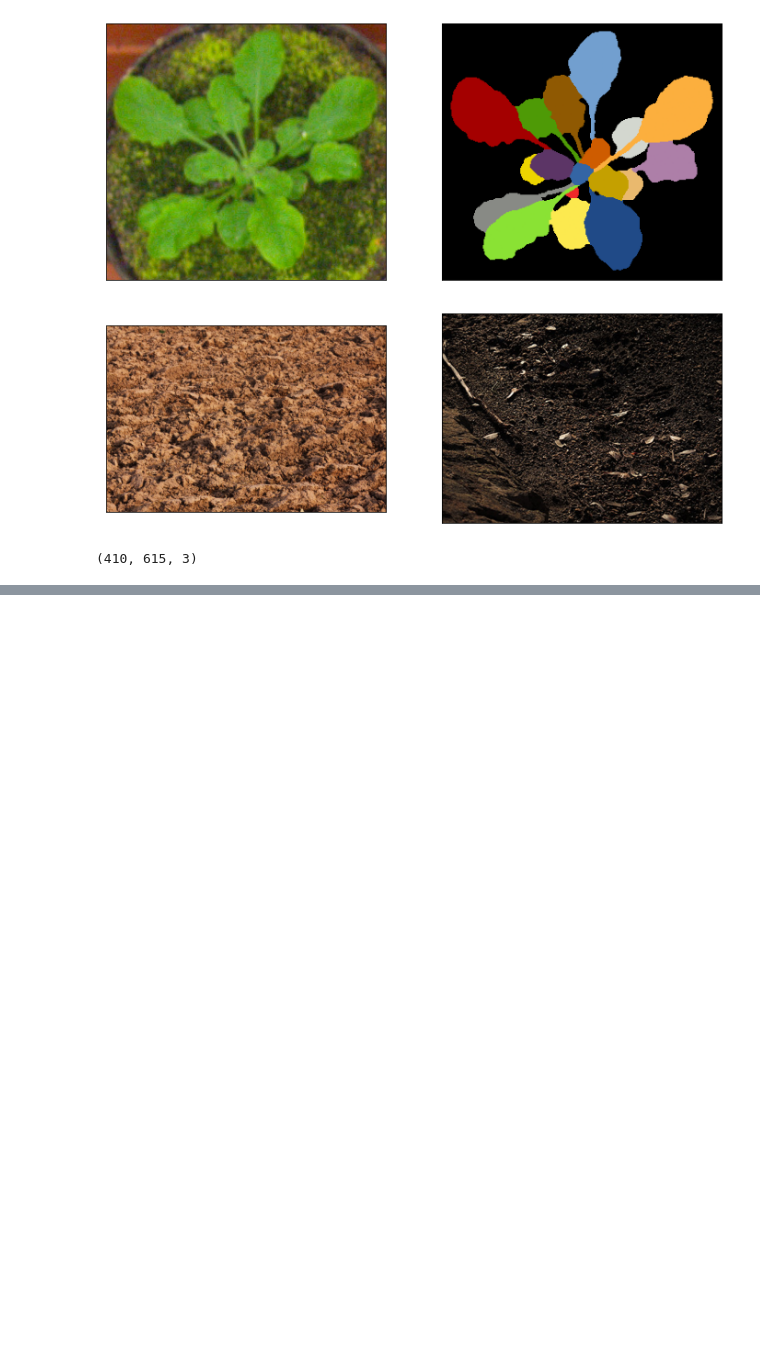
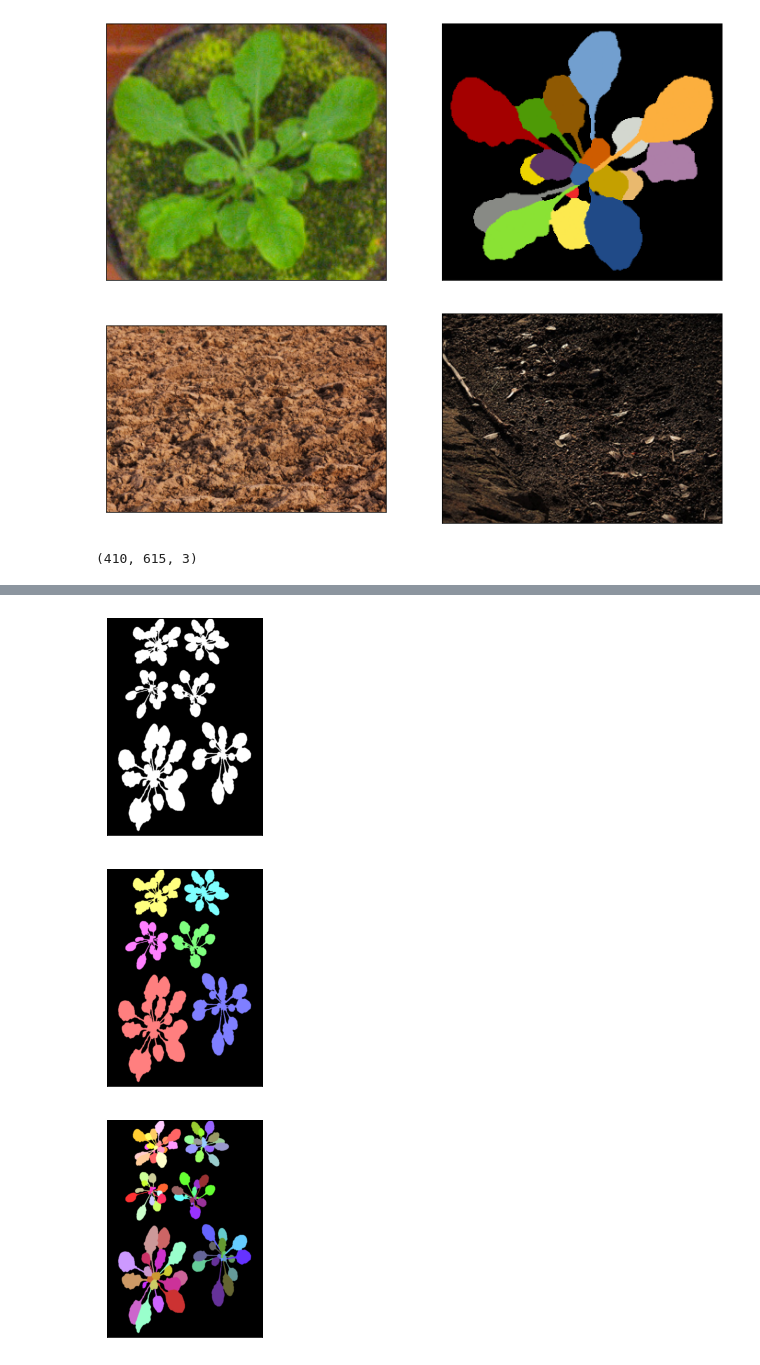
Before and after one commit to NesterukSergey/segmentation_image_augmentation, a Jupyter notebook: Drafts.ipynb, the cells around one changed output, grey strips where cells are left out. Drawn from its saved outputs; the diff is of its cells as text; code cells hidden in the pictures; blank space fills up the shorter version.

```diff
--- a/Drafts.ipynb
+++ b/Drafts.ipynb
@@ -75,0 +68,7 @@ masks[0].max()
+# %%
+for i in transformed[1]:
+    show(transformed[1][i])
+# %% [output]
+[figure, added]
+[figure, added]
+[figure, added]
```
Also changed, not shown: parts of 8 cells of this notebook, 4 other files.
